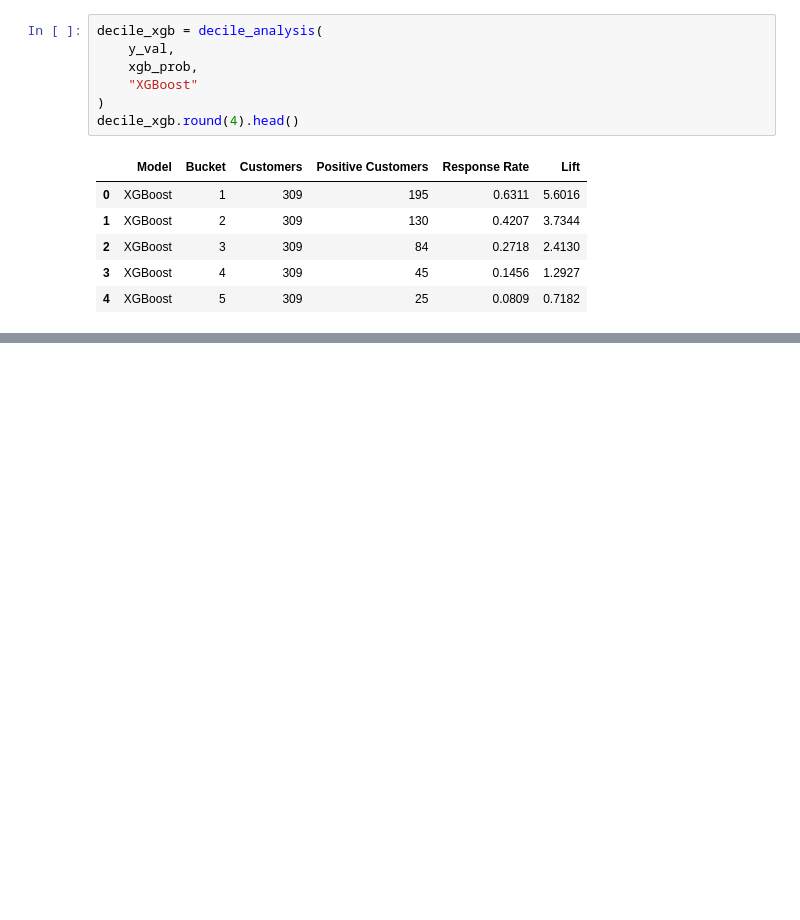
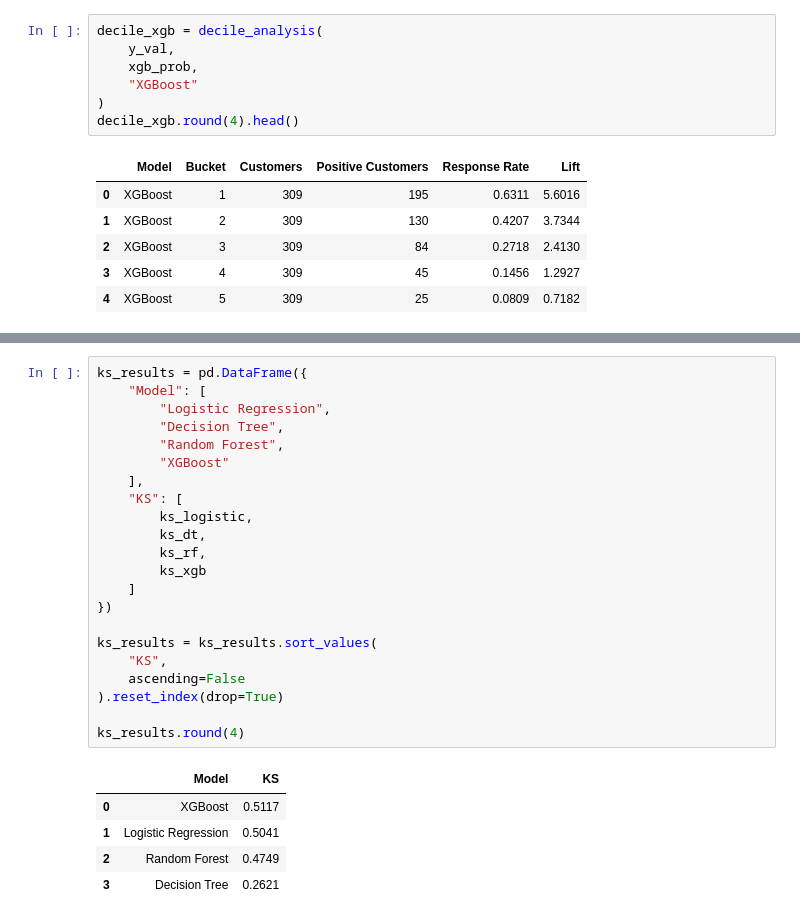
Before and after one commit to navyatripathiji/bank-marketing-practice, a Jupyter notebook: notebooks/03-baselinemodels.ipynb, the cells around one changed output, grey strips where cells are left out. Cells and saved outputs as stored; diff of their text form; blank space fills up the shorter version.

```diff
--- a/notebooks/03-baselinemodels.ipynb
+++ b/notebooks/03-baselinemodels.ipynb
@@ -419,0 +496,28 @@ decile_xgb.round(4).head()
+# %%
+ks_results = pd.DataFrame({
+    "Model": [
+        "Logistic Regression",
+        "Decision Tree",
+        "Random Forest",
+        "XGBoost"
+    ],
+    "KS": [
+        ks_logistic,
+        ks_dt,
+        ks_rf,
+        ks_xgb
+    ]
+})
+
+ks_results = ks_results.sort_values(
+    "KS",
+    ascending=False
+).reset_index(drop=True)
+
+ks_results.round(4)
+# %% [output]
+|  | Model | KS |
+| 0 | XGBoost | 0.5117 |
+| 1 | Logistic Regression | 0.5041 |
+| 2 | Random Forest | 0.4749 |
+| 3 | Decision Tree | 0.2621 |
```
Also changed, not shown: parts of 7 cells of this notebook, 2 other files.
